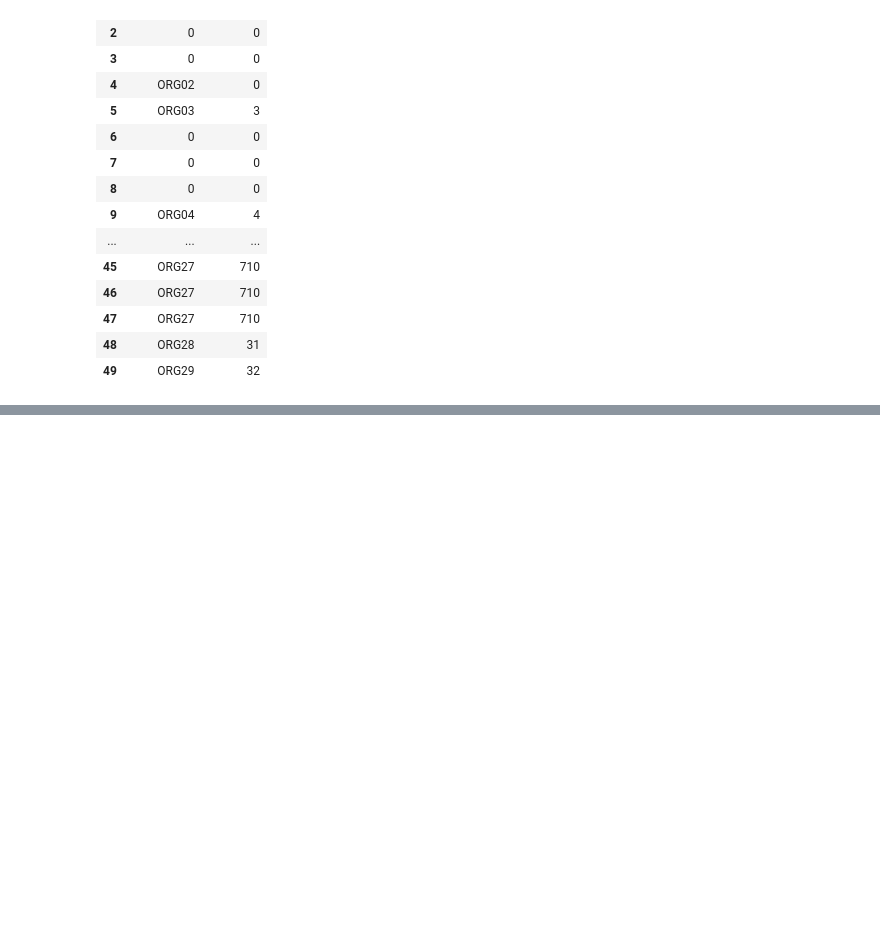
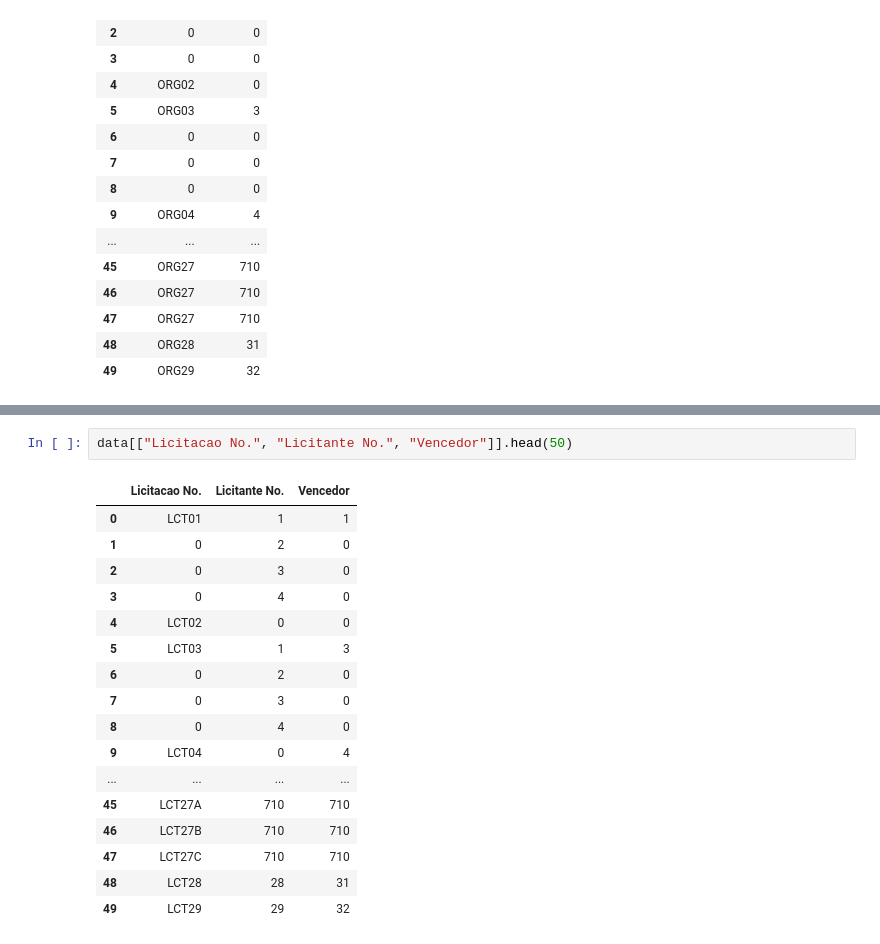
Before and after one commit to pcpiscator/2T2021, a Jupyter notebook: Licita03A.ipynb, the cells around one changed output, grey strips where cells are left out. Drawn from its saved outputs; the diff is of its cells as text; blank space fills up the shorter version.

```diff
--- a/Licita03A.ipynb
+++ b/Licita03A.ipynb
@@ -115,0 +136,20 @@ data[["Contratante", "Vencedor"]].head(50)
+# %%
+data[["Licitacao No.", "Licitante No.", "Vencedor"]].head(50)
+# %% [output]
+|  | Licitacao No. | Licitante No. | Vencedor |
+| 0 | LCT01 | 1 | 1 |
+| 1 | 0 | 2 | 0 |
+| 2 | 0 | 3 | 0 |
+| 3 | 0 | 4 | 0 |
+| 4 | LCT02 | 0 | 0 |
+| 5 | LCT03 | 1 | 3 |
+| 6 | 0 | 2 | 0 |
+| 7 | 0 | 3 | 0 |
+| 8 | 0 | 4 | 0 |
+| 9 | LCT04 | 0 | 4 |
+| ... | ... | ... | ... |
+| 45 | LCT27A | 710 | 710 |
+| 46 | LCT27B | 710 | 710 |
+| 47 | LCT27C | 710 | 710 |
+| 48 | LCT28 | 28 | 31 |
+| 49 | LCT29 | 29 | 32 |
```
Also changed, not shown: parts of 2 cells of this notebook.
